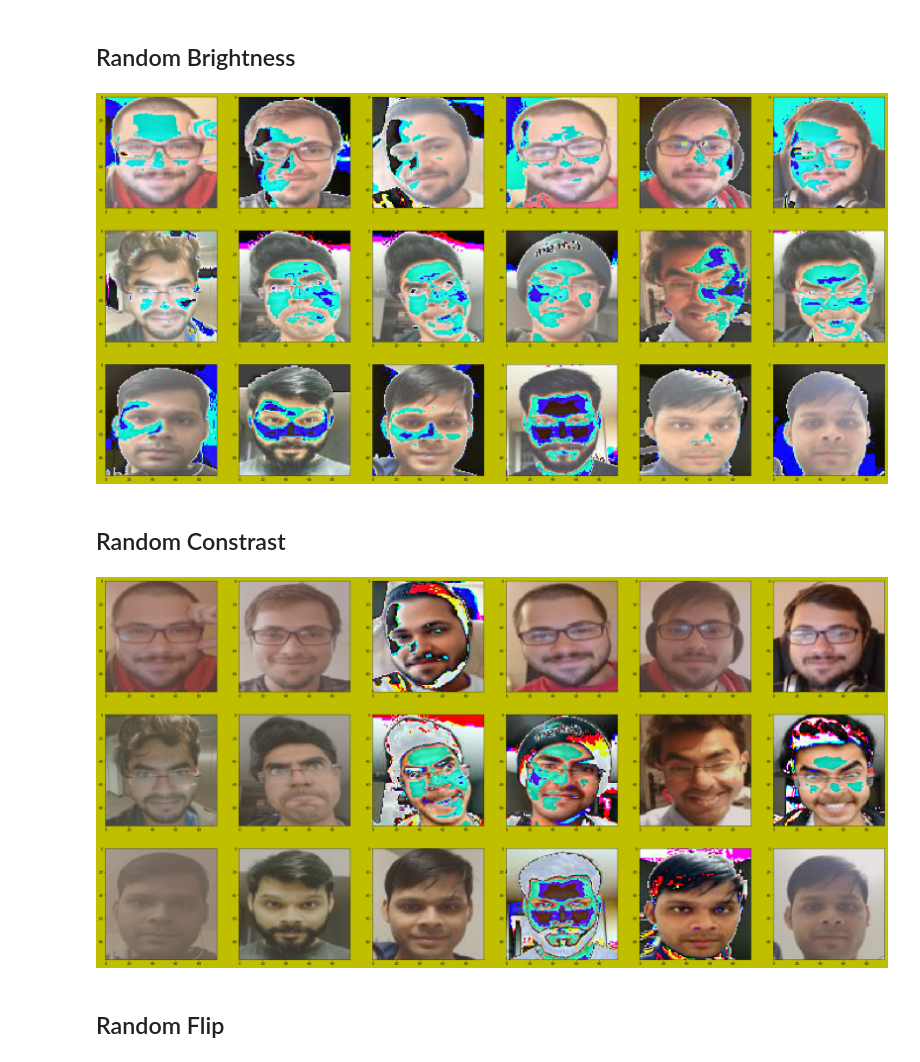
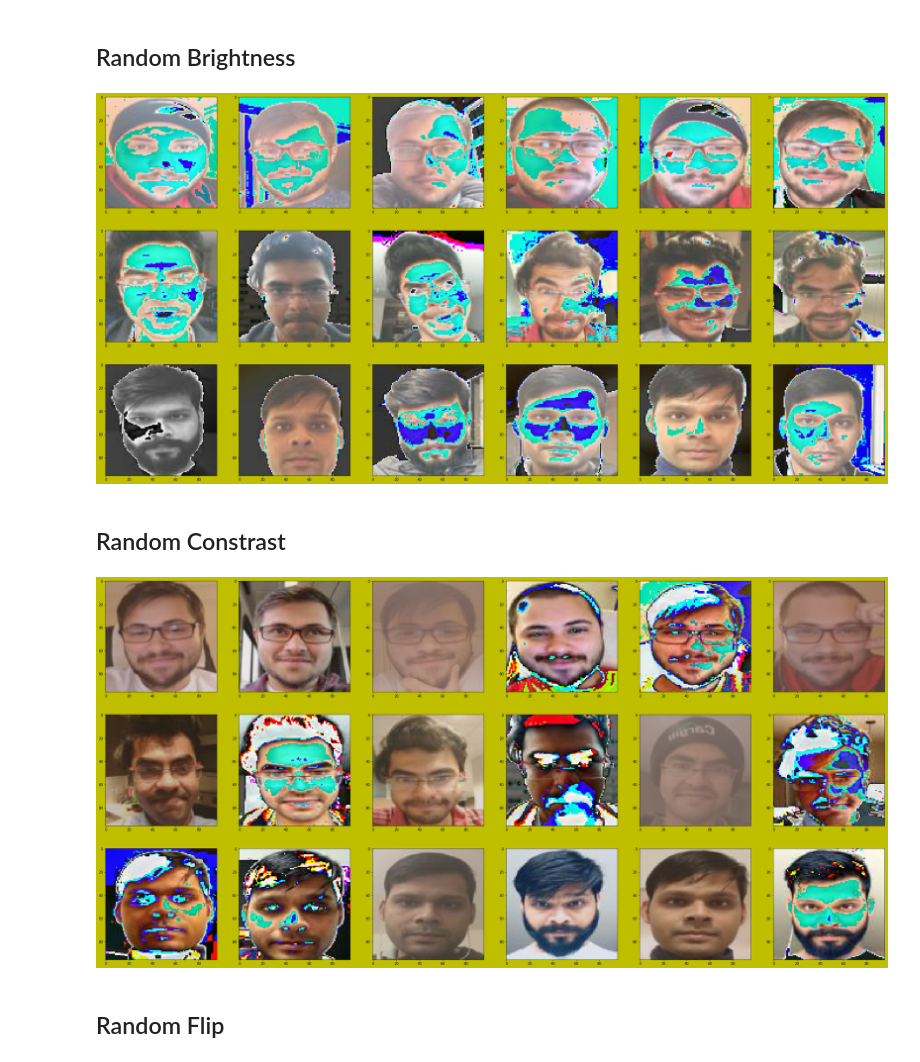
Before and after one commit to Sardhendu/DeepFaceRecognition, a Jupyter notebook: Vizualize_distinctBatches.ipynb, the cells around one changed output. Drawn from its saved outputs; the diff is of its cells as text; code cells hidden in the pictures.

```diff
--- a/Vizualize_distinctBatches.ipynb
+++ b/Vizualize_distinctBatches.ipynb
@@ -47,19 +47,19 @@ vizualize(images, rows=3, columns=6, figsize=(40, 20))
 ## Random Brightness
 # %%
 images = np.array([sess.run(tf.image.random_brightness(img, max_delta=70, seed=7591))
-                   for img in batchX[3,:]], dtype='uint8')
+                   for img in batchX[2,:]], dtype='uint8')
 vizualize(images, rows=3, columns=6, figsize=(40, 20))
 # %% [output]
-[figure, old version]
+[figure, new version]
 # %% [markdown]
 ## Random Constrast
 # %%
 images = np.array([sess.run(tf.image.random_contrast(img, lower=0.2, upper=1.8))
-                   for img in batchX[1,:]], dtype='uint8')
+                   for img in batchX[3,:]], dtype='uint8')
 
 vizualize(images, rows=3, columns=6, figsize=(40, 20))
 # %% [output]
-[figure, old version]
+[figure, new version]
 # %% [markdown]
 ## Random Flip
 # %%
```
Also changed, not shown: parts of 1 cell of this notebook, 8 other files.
